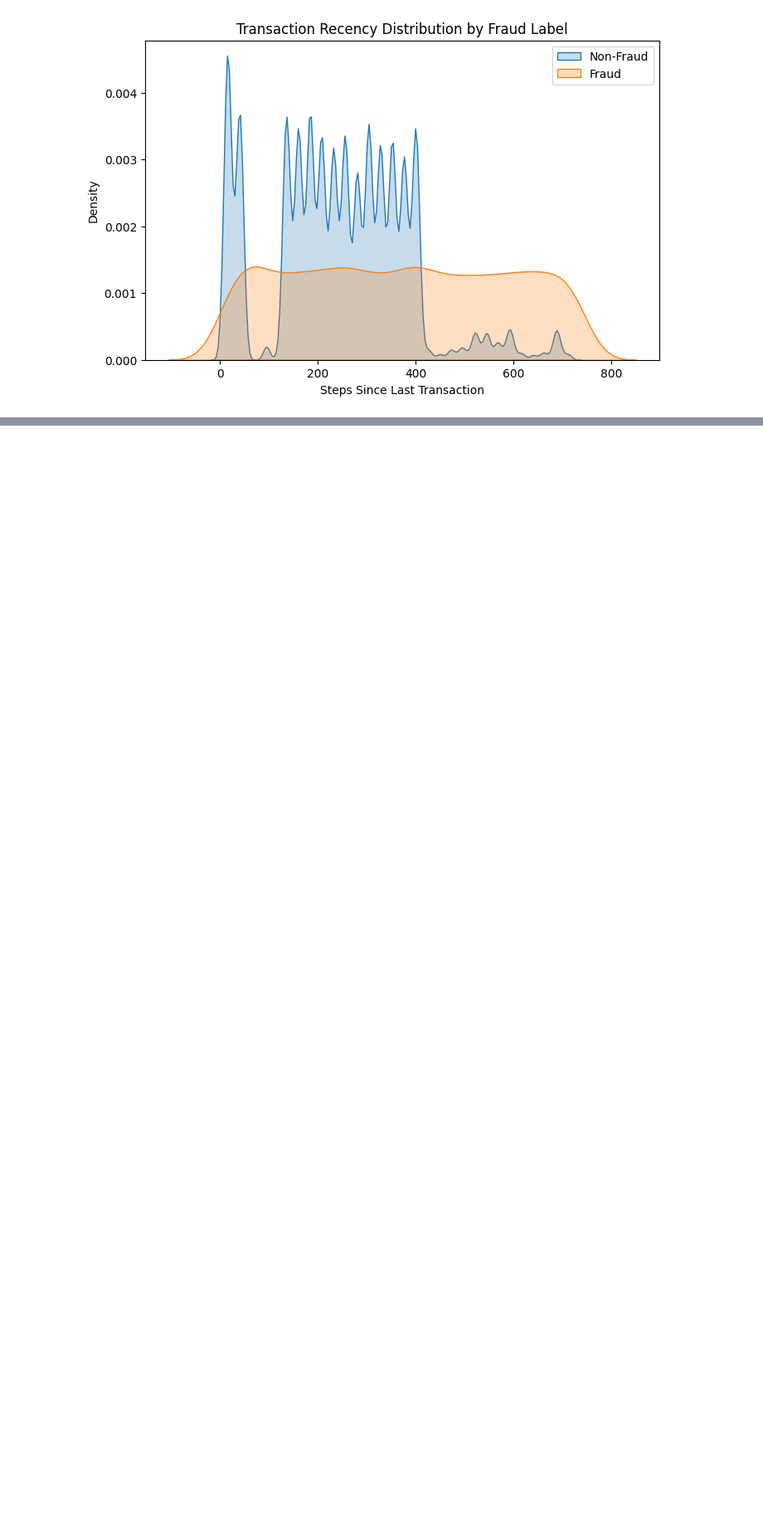
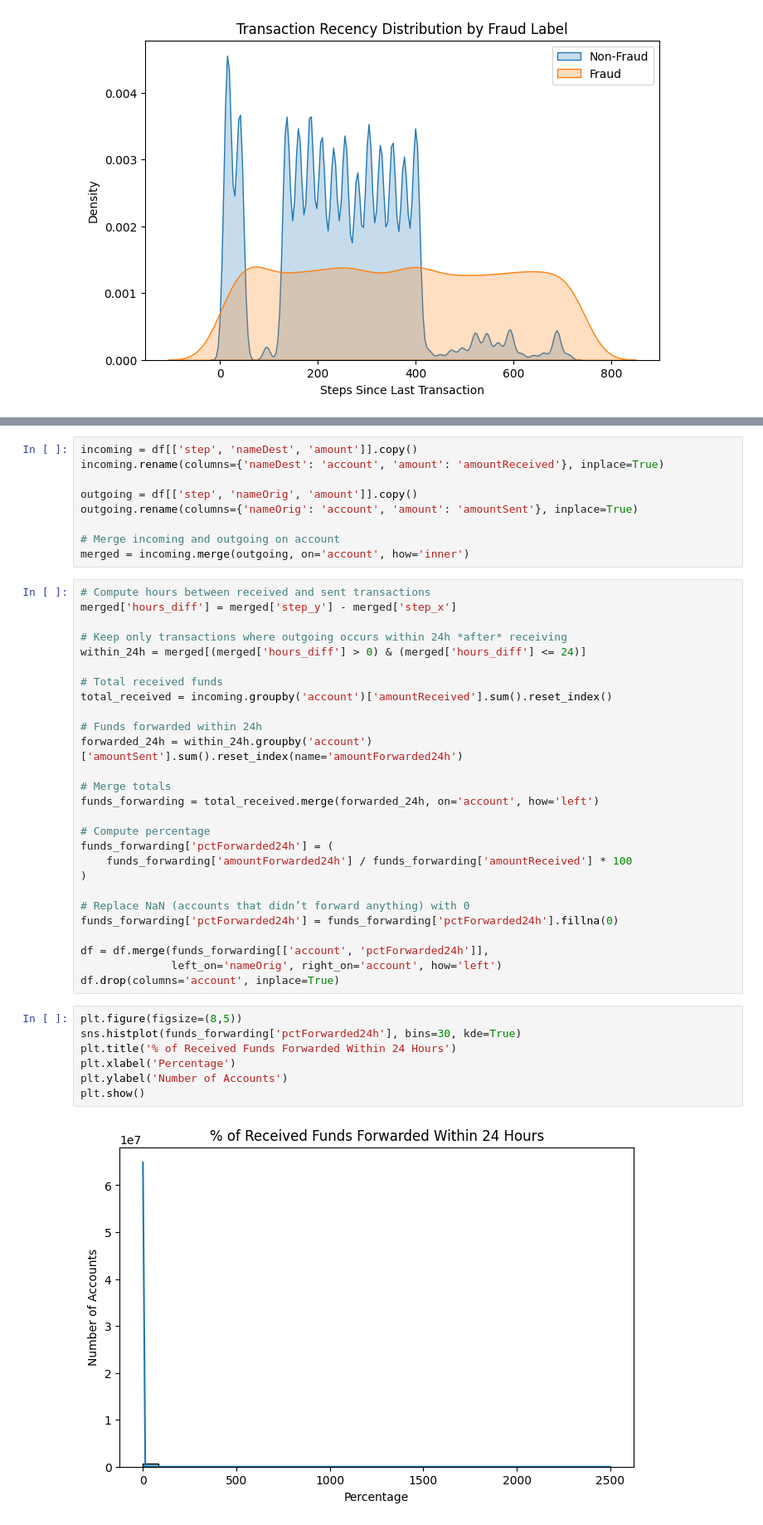
Before and after one commit to jl5045/DSA4263, a Jupyter notebook: notebooks/Feature Engineering.ipynb, the cells around one changed output, grey strips where cells are left out. Shown at 83% size. Cells and saved outputs as stored; diff of their text form; blank space fills up the shorter version.

```diff
--- a/notebooks/Feature Engineering.ipynb
+++ b/notebooks/Feature Engineering.ipynb
@@ -218,0 +412,45 @@ df['rollingRecencyMean'] = (
+# %%
+incoming = df[['step', 'nameDest', 'amount']].copy()
+incoming.rename(columns={'nameDest': 'account', 'amount': 'amountReceived'}, inplace=True)
+
+outgoing = df[['step', 'nameOrig', 'amount']].copy()
+outgoing.rename(columns={'nameOrig': 'account', 'amount': 'amountSent'}, inplace=True)
+
+# Merge incoming and outgoing on account
+merged = incoming.merge(outgoing, on='account', how='inner')
+# %%
+# Compute hours between received and sent transactions
+merged['hours_diff'] = merged['step_y'] - merged['step_x']
+
+# Keep only transactions where outgoing occurs within 24h *after* receiving
+within_24h = merged[(merged['hours_diff'] > 0) & (merged['hours_diff'] <= 24)]
+
+# Total received funds
+total_received = incoming.groupby('account')['amountReceived'].sum().reset_index()
+
+# Funds forwarded within 24h
+forwarded_24h = within_24h.groupby('account')['amountSent'].sum().reset_index(name='amountForwarded24h')
+
+# Merge totals
+funds_forwarding = total_received.merge(forwarded_24h, on='account', how='left')
+
+# Compute percentage
+funds_forwarding['pctForwarded24h'] = (
+    funds_forwarding['amountForwarded24h'] / funds_forwarding['amountReceived'] * 100
+)
+
+# Replace NaN (accounts that didn’t forward anything) with 0
+funds_forwarding['pctForwarded24h'] = funds_forwarding['pctForwarded24h'].fillna(0)
+
+df = df.merge(funds_forwarding[['account', 'pctForwarded24h']],
+              left_on='nameOrig', right_on='account', how='left')
+df.drop(columns='account', inplace=True)
+# %%
+plt.figure(figsize=(8,5))
+sns.histplot(funds_forwarding['pctForwarded24h'], bins=30, kde=True)
+plt.title('% of Received Funds Forwarded Within 24 Hours')
+plt.xlabel('Percentage')
+plt.ylabel('Number of Accounts')
+plt.show()
+# %% [output]
+[figure, added]
```
Also changed, not shown: parts of 12 cells of this notebook, 1 other file.
